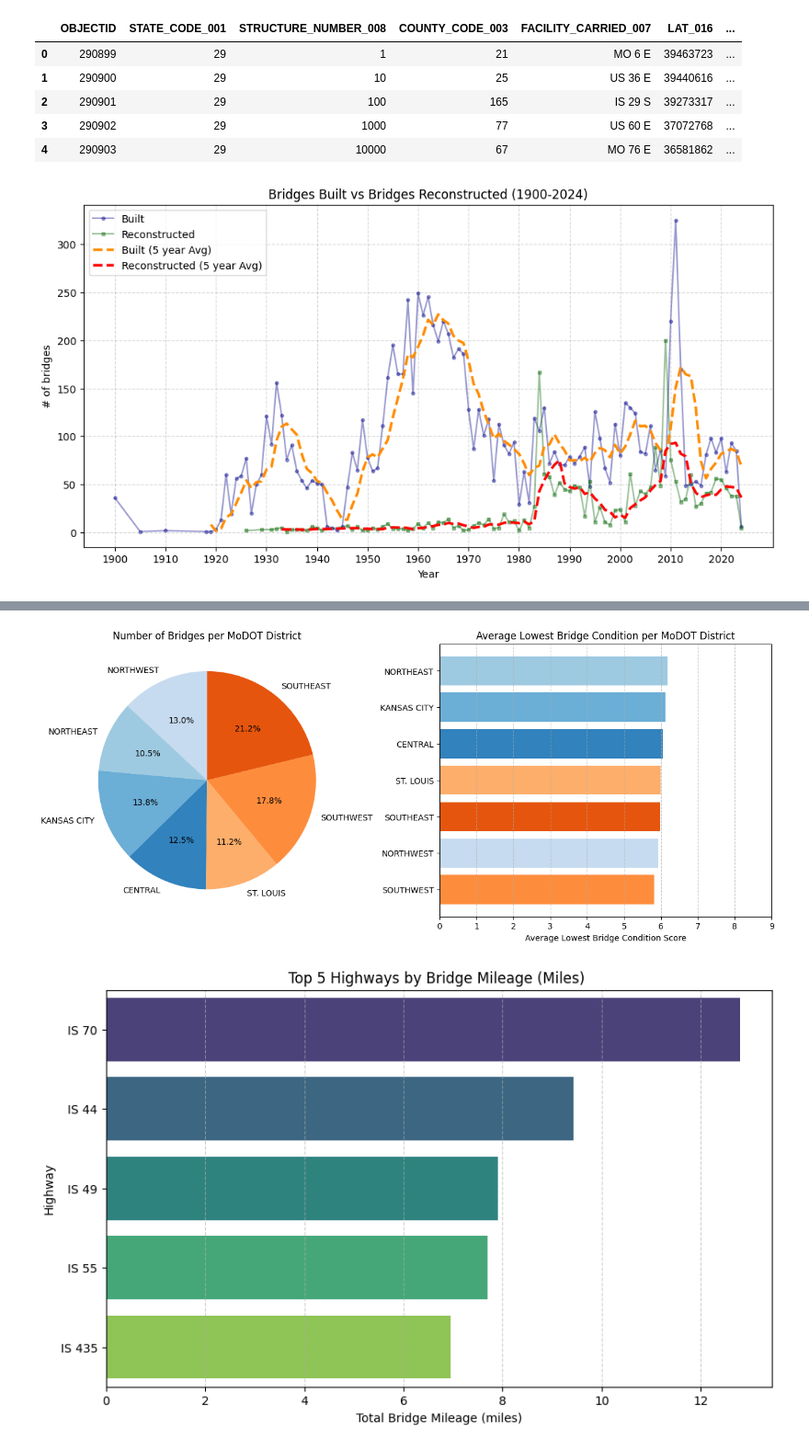
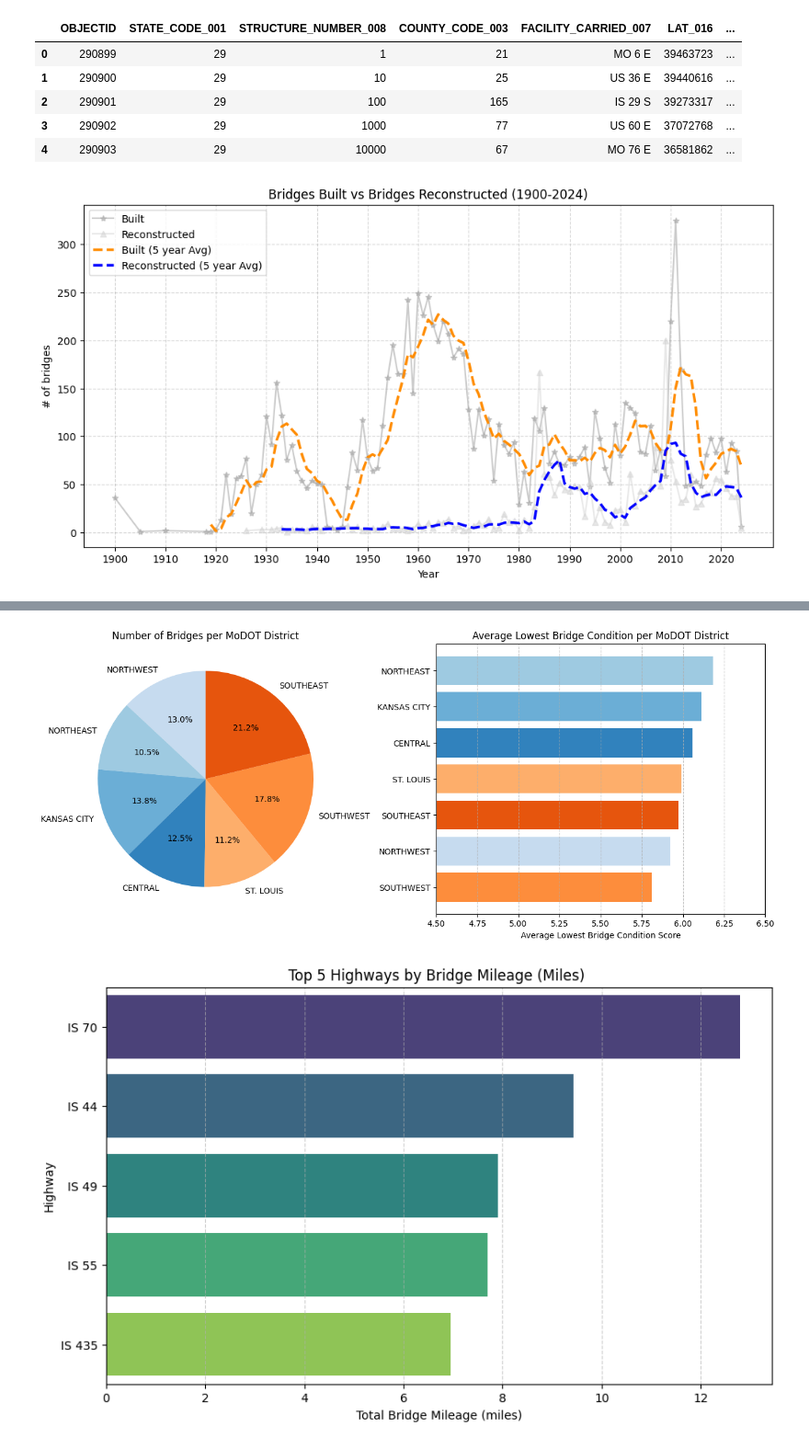
Before and after one commit to kenziemcallister/MODOT-Bridges-Data-Story, a Jupyter notebook: KenziesPlots.ipynb, the cells around one changed output, grey strips where cells are left out. Shown: that part at 92% size. Drawn from its saved outputs; the diff is of its cells as text; code cells hidden in the pictures.

Commit message:
Minor adjustments, saved images of plots

```diff
--- a/KenziesPlots.ipynb
+++ b/KenziesPlots.ipynb
@@ -54,14 +54,14 @@ reconst_per_year = reconst_per_year.iloc[1:]
 #print(reconst_per_year)
 
 #plotting
-ax.plot(bridges_per_year.index, bridges_per_year.values, marker="o", ms=3, label="Built", color="darkblue", alpha=0.4)
-ax.plot(reconst_per_year.index, reconst_per_year.values, marker="s", ms=3, label="Reconstructed", color="darkgreen", alpha=0.4)
+ax.plot(bridges_per_year.index, bridges_per_year.values, marker="*", ms=6, label="Built", color="darkgray", alpha=0.6)
+ax.plot(reconst_per_year.index, reconst_per_year.values, marker="^", ms=6, label="Reconstructed", color="lightgray", alpha=0.5)
 
 #plotting rolling avgs for each dataset to be more descriptive
 bridges_built_rolling = bridges_per_year.rolling(window=5).mean()
 reconst_rolling = reconst_per_year.rolling(window=5).mean()
 ax.plot(bridges_built_rolling.index, bridges_built_rolling.values, label="Built (5 year Avg)", linestyle="--", color="darkorange", linewidth=2.5)
-ax.plot(reconst_rolling.index, reconst_rolling.values, label="Reconstructed (5 year Avg)", linestyle="--", color="red", linewidth=2.5)
+ax.plot(reconst_rolling.index, reconst_rolling.values, label="Reconstructed (5 year Avg)", linestyle="--", color="blue", linewidth=2.5)
 
 #final touches
 ax.set_xticks(np.arange(1900, 2025, 10)) #doing every 10 years instead of every 20
@@ -70,8 +70,9 @@ ax.legend()
 ax.set_xlabel("Year")
 ax.set_ylabel("# of bridges")
 ax.grid(True, linestyle='--', alpha=0.5)
+plt.savefig("TimeSeries_Kenzie.png")
 # %% [output]
-[figure, old version]
+[figure, new version]
 # %%
 districts_df.head()
 # %% [output]
@@ -112,36 +113,36 @@ colors = plt.cm.tab20c.colors
 color_map = {district: colors[i % len(colors)] for i, district in enumerate(sorted(districts))}
 
 bridge_counts["color"] = bridge_counts["DISTRICT_1"].map(color_map)
 avg_condition["color"] = avg_condition["DISTRICT_1"].map(color_map)
 
 # # --- subplots ---
 
 fig, axes = plt.subplots(1, 2, figsize=(16, 6))
 
 #pie chart for number of bridges per missouri district
 axes[0].pie(
     bridge_counts["bridge_count"],
     labels=bridge_counts["DISTRICT_1"],
     autopct="%1.1f%%",
     startangle=90,
     colors=bridge_counts["color"]
 )
 axes[0].set_title("Number of Bridges per MoDOT District")
 
 #bar chart for average lowest condition per missouri district
 axes[1].barh(
     avg_condition["DISTRICT_1"],
     avg_condition['avg_lowest_condition'],
     color=avg_condition["color"]
 )
 axes[1].set_xlabel("Average Lowest Bridge Condition Score")
 axes[1].set_title("Average Lowest Bridge Condition per MoDOT District")
 axes[1].grid(axis='x', linestyle='--', alpha=0.7)
-axes[1].set_xlim(0,9) #setting limit to 0 to 9 to reflect codes
+axes[1].set_xlim(4.5,6.5) #setting limit to 4 to 7 to have better view of what is different
 
-plt.show()
+plt.savefig("DistrictPlotsUpdated_Kenzie.png")
 # %% [output]
-[figure, old version]
+[figure, new version]
 # %%
 # Bar Chart: Top 5 highways with number of bridge mileage
 
```
Also changed, not shown: parts of 1 cell of this notebook, 3 other files.
